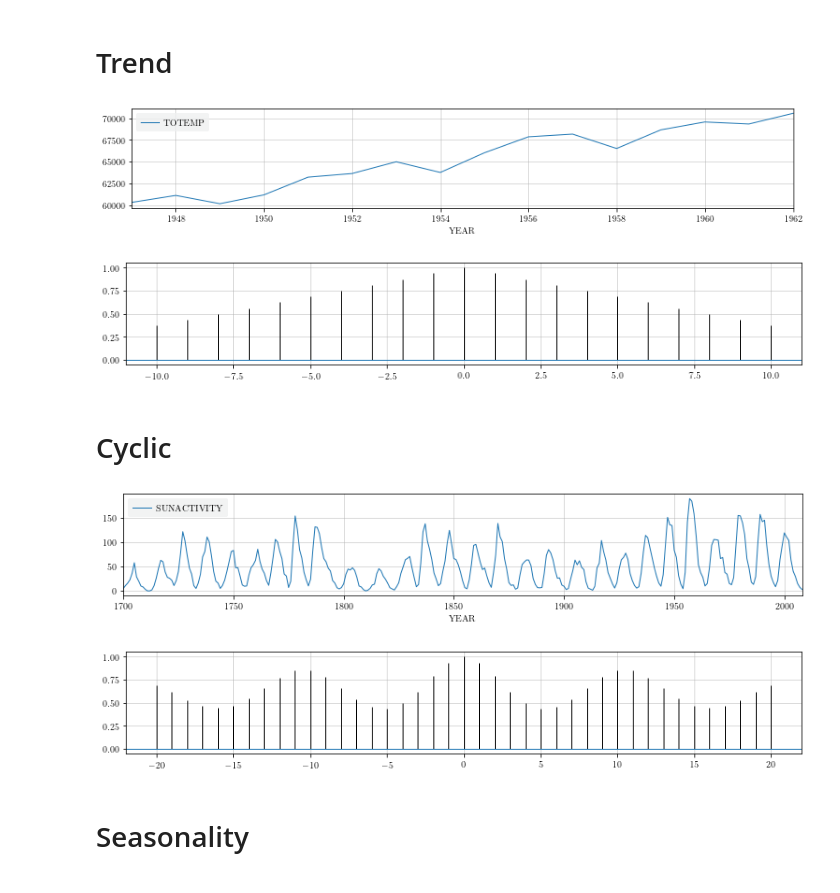
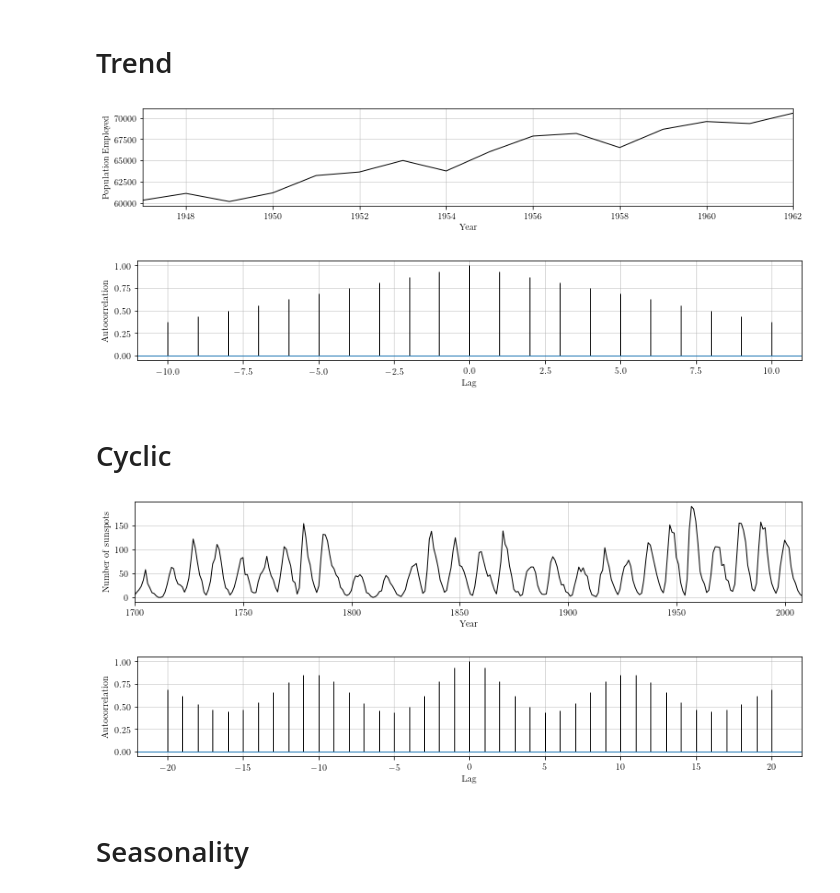
Before and after one commit to maffei2443/meta_experiments, a Jupyter notebook: notebooks/pattern_examples.ipynb, the cells around one changed output. Cells and saved outputs as stored; diff of their text form; code cells hidden in the pictures.

```diff
--- a/notebooks/pattern_examples.ipynb
+++ b/notebooks/pattern_examples.ipynb
@@ -56,29 +56,37 @@ mpl.rcParams.update(pgf_with_latex)
 # Trend
 # %%
 dta = sm.datasets.longley.load_pandas().data
-dta.plot(x='YEAR', y='TOTEMP', figsize=(width, height))
+dta.plot(x='YEAR', y='TOTEMP', figsize=(width, height), color='black', legend=None)
+plt.ylabel('Population Employed')
+plt.xlabel('Year')
 plt.savefig('longley.pdf', bbox_inches='tight')
 # %% [output]
-[figure, old version]
+[figure, new version]
 # %%
 fig, ax1 = plt.subplots(1, 1, figsize=(width, height))
-ax1.acorr(dta['TOTEMP'], usevlines=True);
+ax1.acorr(dta['TOTEMP'], usevlines=True)
+plt.ylabel('Autocorrelation')
+plt.xlabel('Lag')
 plt.savefig('longleyacf.pdf', bbox_inches='tight')
 # %% [output]
-[figure, old version]
+[figure, new version]
 # %% [markdown]
 # Cyclic
 # %%
 dta = sm.datasets.sunspots.load_pandas().data
-dta.plot(x='YEAR', y='SUNACTIVITY', figsize=(width, height))
+dta.plot(x='YEAR', y='SUNACTIVITY', figsize=(width, height), color='black', legend=None)
+plt.ylabel('Number of sunspots')
+plt.xlabel('Year')
 plt.savefig('sunspots.pdf', bbox_inches='tight')
 # %% [output]
-[figure, old version]
+[figure, new version]
 # %%
 fig, ax1 = plt.subplots(1, 1, figsize=(width, height))
-ax1.acorr(dta['SUNACTIVITY'], usevlines=True, maxlags=20);
+ax1.acorr(dta['SUNACTIVITY'], usevlines=True, maxlags=20)
+plt.ylabel('Autocorrelation')
+plt.xlabel('Lag')
 plt.savefig('sunspotsacf.pdf', bbox_inches='tight')
 # %% [output]
-[figure, old version]
+[figure, new version]
 # %% [markdown]
 # Seasonality
```
Also changed, not shown: parts of 2 cells of this notebook, 10 other files.
